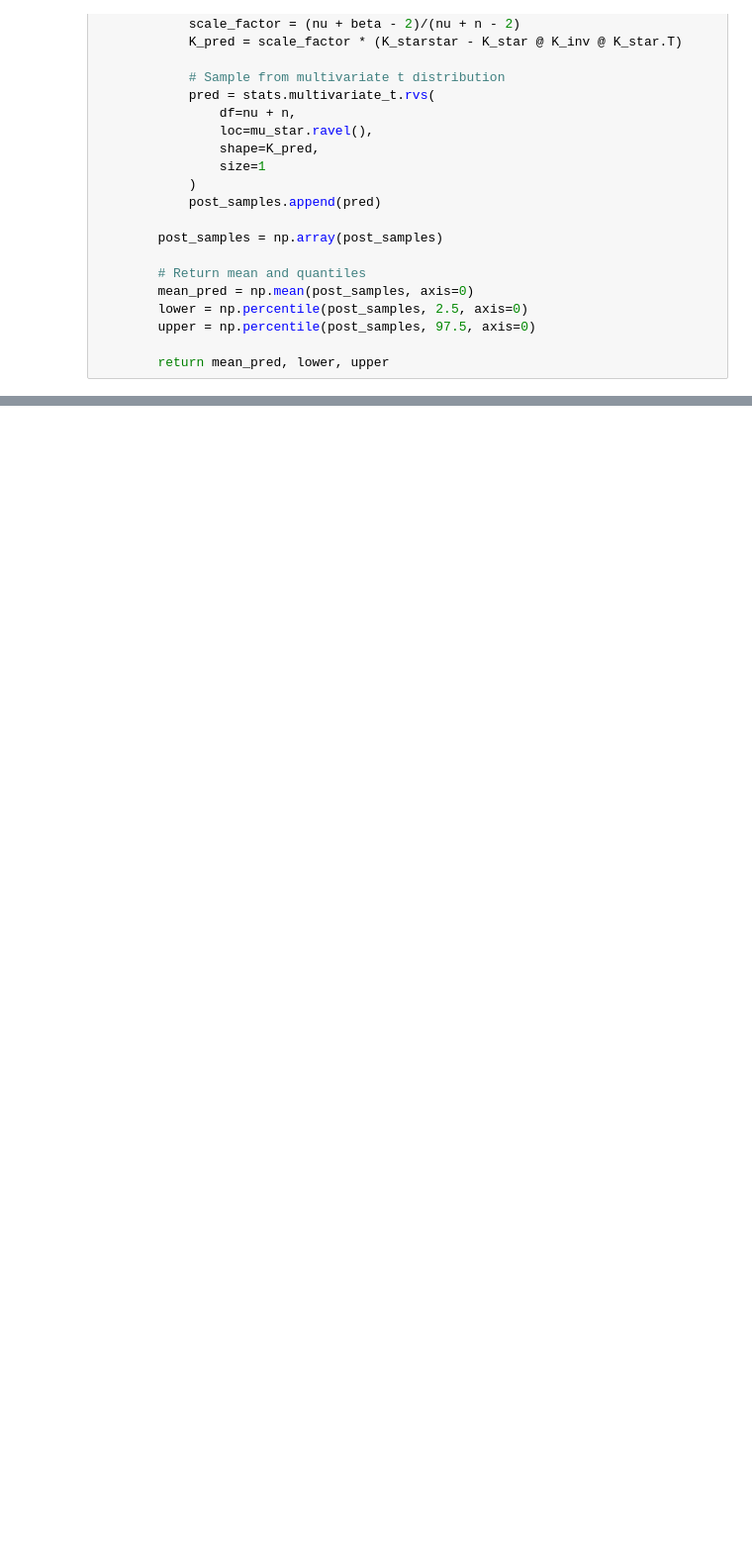
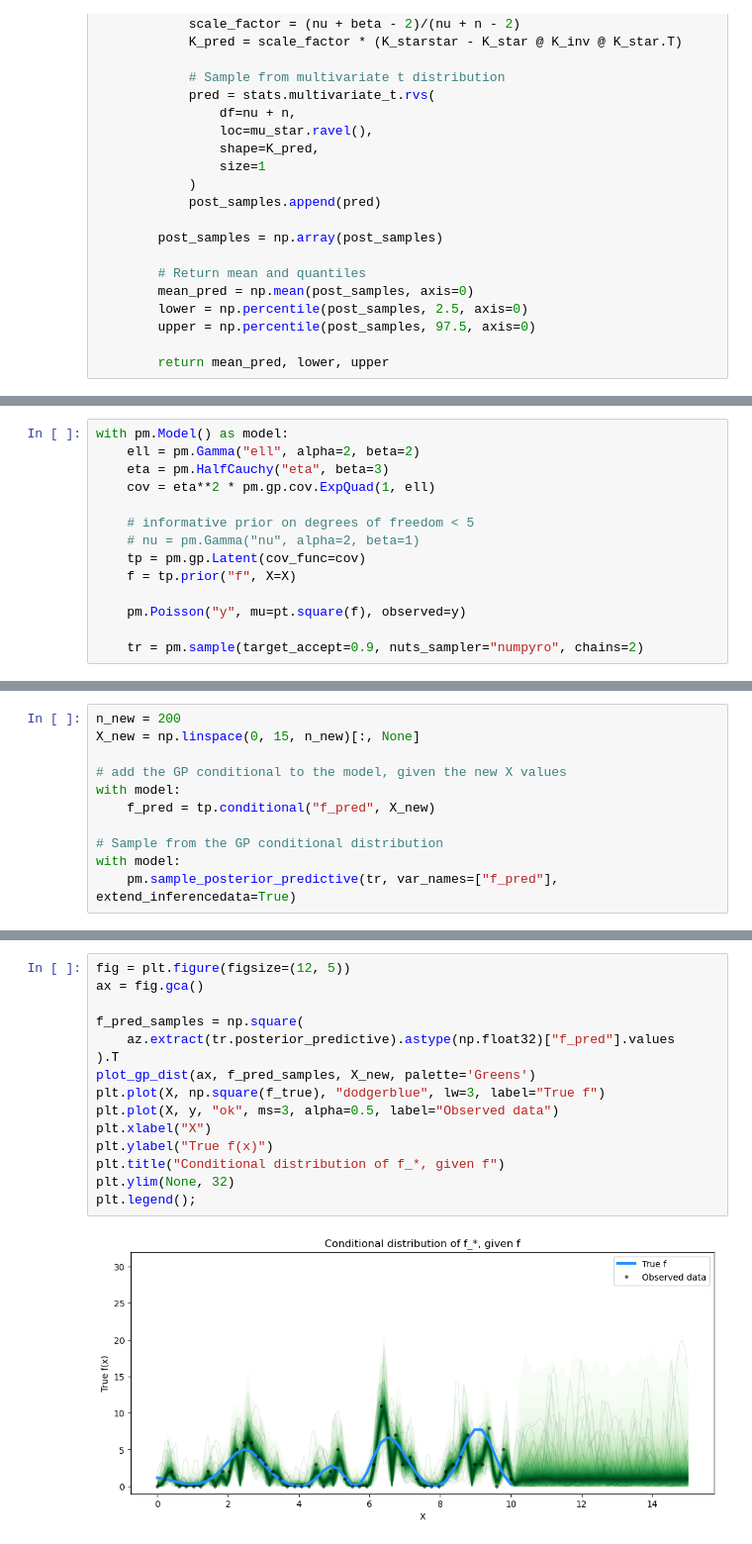
Before and after one commit to standw7/STPBenchmark, a Jupyter notebook: TProcess.ipynb, the cells around one changed output, grey strips where cells are left out. Shown at 99% size. Drawn from its saved outputs; the diff is of its cells as text; blank space fills up the shorter version.

```diff
--- a/TProcess.ipynb
+++ b/TProcess.ipynb
@@ -288,0 +357,14 @@ amplitude      1202.0    1.0
+# %%
+with pm.Model() as model:
+    ell = pm.Gamma("ell", alpha=2, beta=2)
+    eta = pm.HalfCauchy("eta", beta=3)
+    cov = eta**2 * pm.gp.cov.ExpQuad(1, ell)
+
+    # informative prior on degrees of freedom < 5
+    # nu = pm.Gamma("nu", alpha=2, beta=1)
+    tp = pm.gp.Latent(cov_func=cov)
+    f = tp.prior("f", X=X)
+
+    pm.Poisson("y", mu=pt.square(f), observed=y)
+
+    tr = pm.sample(target_accept=0.9, nuts_sampler="numpyro", chains=2)
@@ -288,0 +376,11 @@ amplitude      1202.0    1.0
+# %%
+n_new = 200
+X_new = np.linspace(0, 15, n_new)[:, None]
+
+# add the GP conditional to the model, given the new X values
+with model:
+    f_pred = tp.conditional("f_pred", X_new)
+
+# Sample from the GP conditional distribution
+with model:
+    pm.sample_posterior_predictive(tr, var_names=["f_pred"], extend_inferencedata=True)
@@ -288,0 +391,17 @@ amplitude      1202.0    1.0
+# %%
+fig = plt.figure(figsize=(12, 5))
+ax = fig.gca()
+
+f_pred_samples = np.square(
+    az.extract(tr.posterior_predictive).astype(np.float32)["f_pred"].values
+).T
+plot_gp_dist(ax, f_pred_samples, X_new, palette='Greens')
+plt.plot(X, np.square(f_true), "dodgerblue", lw=3, label="True f")
+plt.plot(X, y, "ok", ms=3, alpha=0.5, label="Observed data")
+plt.xlabel("X")
+plt.ylabel("True f(x)")
+plt.title("Conditional distribution of f_*, given f")
+plt.ylim(None, 32)
+plt.legend();
+# %% [output]
+[figure, added]
```
Also changed, not shown: parts of 6 cells of this notebook, 2 other files.
